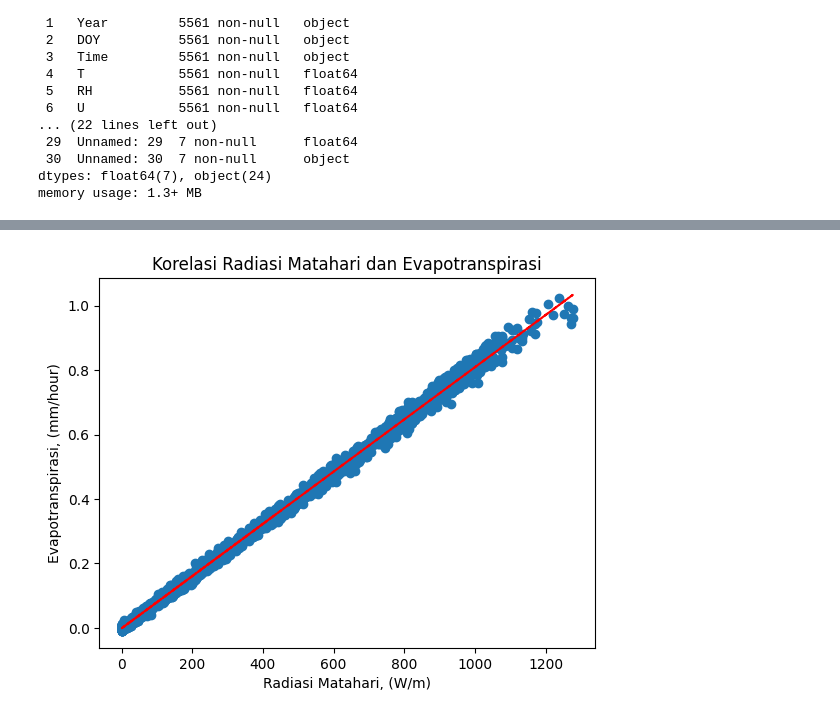
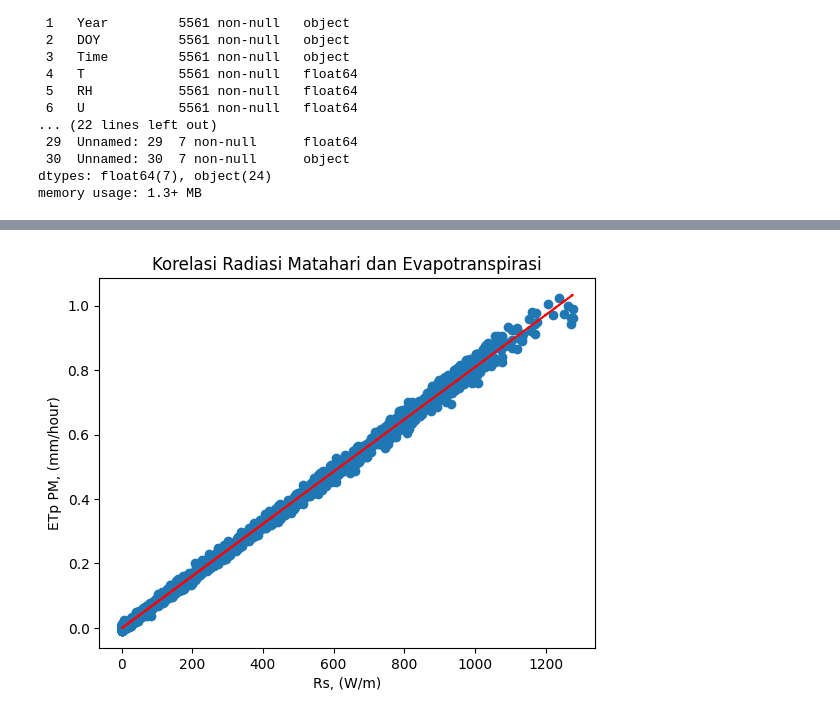
Before and after one commit to Aprilianiput21/TA_Model-ETp, a Jupyter notebook: Correlations_Tungkub.ipynb, the cells around one changed output, grey strips where cells are left out. Cells and saved outputs as stored; diff of their text form; code cells hidden in the pictures.

```diff
--- a/Correlations_Tungkub.ipynb
+++ b/Correlations_Tungkub.ipynb
@@ -83,24 +83,24 @@ Korelasi Radiasi Matahari dan Evapotranspirasi : 0.999310933793838
 # %%
 import matplotlib.pyplot as plt
 
 #Scatter Plot
 plt.scatter(df['Rs'], df['ET'])
 
 #Menambah garis linear regresi
 x = df['Rs']
 y = df['ET']
 z = np.polyfit(x,y,1)
 p = np.poly1d(z)
 plt.plot(x,p(x), "r--")
 
 #Label dan Judul
-plt.xlabel('Radiasi Matahari, (W/m)')
-plt.ylabel('Evapotranspirasi, (mm/hour)')
+plt.xlabel('Rs, (W/m)')
+plt.ylabel('ETp PM, (mm/hour)')
 plt.title('Korelasi Radiasi Matahari dan Evapotranspirasi')
 
 plt.show()
 # %% [output]
-[figure, old version]
+[figure, new version]
 # %%
 #Suhu Udara (T) VS ET
 correlation_T = df['T'].corr(df['ET'])
```
Also changed, not shown: parts of 4 cells of this notebook.
